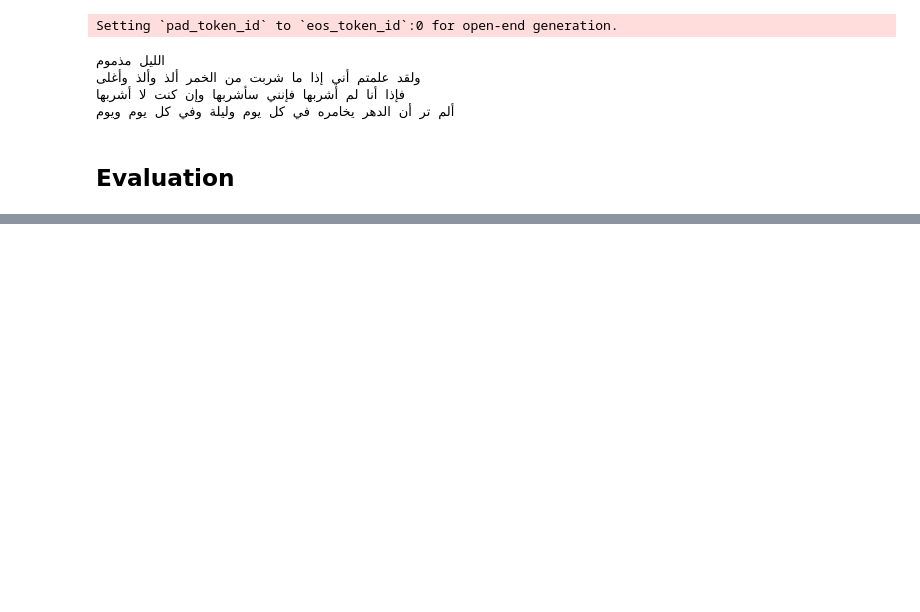
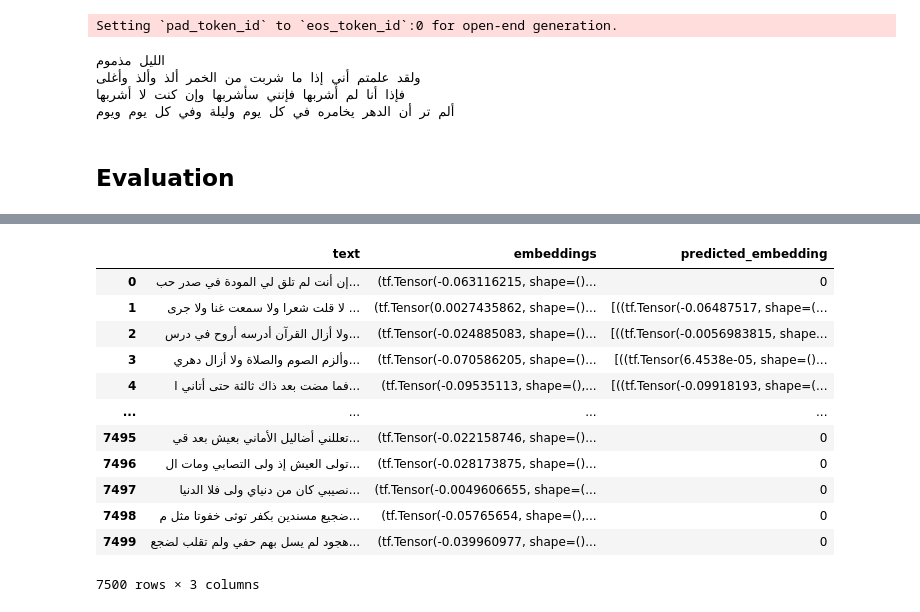
Before and after one commit to ramahasiba/English_and_Arabic_Poem_Generator, a Jupyter notebook: Arabic_Poem_Generator_NLP_Final_Project.ipynb, the cells around one changed output, grey strips where cells are left out. Drawn from its saved outputs; the diff is of its cells as text; code cells hidden in the pictures; blank space fills up the shorter version.

```diff
--- a/Arabic_Poem_Generator_NLP_Final_Project.ipynb
+++ b/Arabic_Poem_Generator_NLP_Final_Project.ipynb
@@ -357,0 +386,14 @@ trainer.evaluate(
+# %%
+df['embeddings'] = [embedded_sentence for embedded_sentence in embeddings]
+# %%
+def generate_embedding_for_prediction(seed_line):
+
+    predicted_line = generator_(seed_line, max_length = 20)[0]['generated_text']
+    predicted_embedding = embed( [predicted_line] )
+
+    return [predicted_embedding]
+# %%
+df['predicted_embedding'] = [i-i for i in range(df.shape[0])]
+# %%
+for i in range(150):
+    df['predicted_embedding'].iloc[i + 1] = generate_embedding_for_prediction(df['text'].iloc[i])
@@ -357,0 +434,16 @@ trainer.evaluate(
+# %%
+df
+# %% [output]
+|  | text | embeddings | predicted_embedding |
+| 0 | إن أنت لم تلق لي المودة في صدر حب... | (tf.Tensor(-0.063116215, shape=()... | 0 |
+| 1 | لا قلت شعرا ولا سمعت غنا ولا جرى ... | (tf.Tensor(0.0027435862, shape=()... | [((tf.Tensor(-0.06487517, shape=(... |
+| 2 | ولا أزال القرآن أدرسه أروح في درس... | (tf.Tensor(-0.024885083, shape=()... | [((tf.Tensor(-0.0056983815, shape... |
+| 3 | وألزم الصوم والصلاة ولا أزال دهري... | (tf.Tensor(-0.070586205, shape=()... | [((tf.Tensor(6.4538e-05, shape=()... |
+| 4 | فما مضت بعد ذاك ثالثة حتى أتاني ا... | (tf.Tensor(-0.09535113, shape=(),... | [((tf.Tensor(-0.09918193, shape=(... |
+| ... | ... | ... | ... |
+| 7495 | تعللني أضاليل الأماني بعيش بعد قي... | (tf.Tensor(-0.022158746, shape=()... | 0 |
+| 7496 | تولى العيش إذ ولى التصابي ومات ال... | (tf.Tensor(-0.028173875, shape=()... | 0 |
+| 7497 | نصيبي كان من دنياي ولى فلا الدنيا... | (tf.Tensor(-0.0049606655, shape=(... | 0 |
+| 7498 | ضجيع مسندين بكفر توثى خفوتا مثل م... | (tf.Tensor(-0.05765654, shape=(),... | 0 |
+| 7499 | هجود لم يسل بهم حفي ولم تقلب لضجع... | (tf.Tensor(-0.039960977, shape=()... | 0 |
+7500 rows × 3 columns
```
Also changed, not shown: parts of 16 cells of this notebook.
